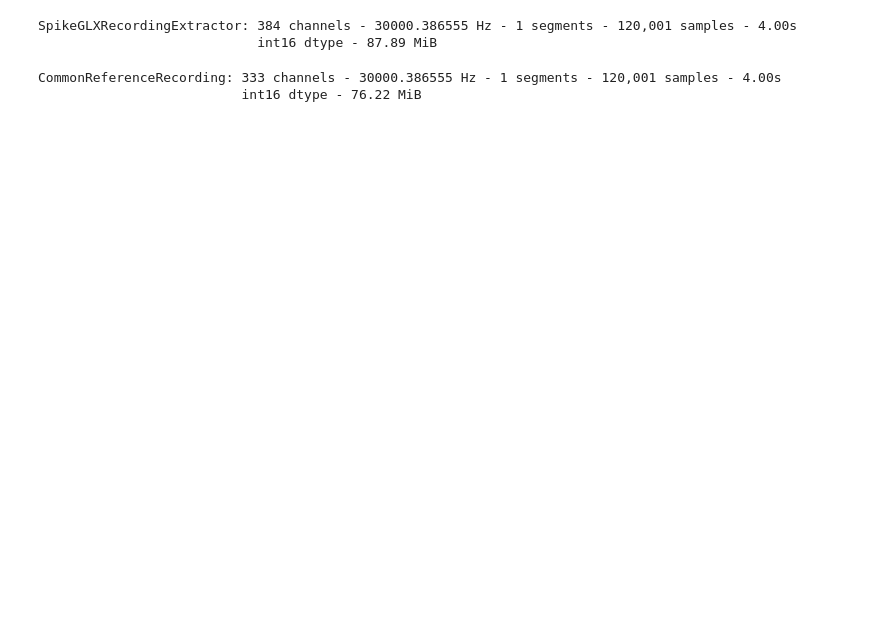
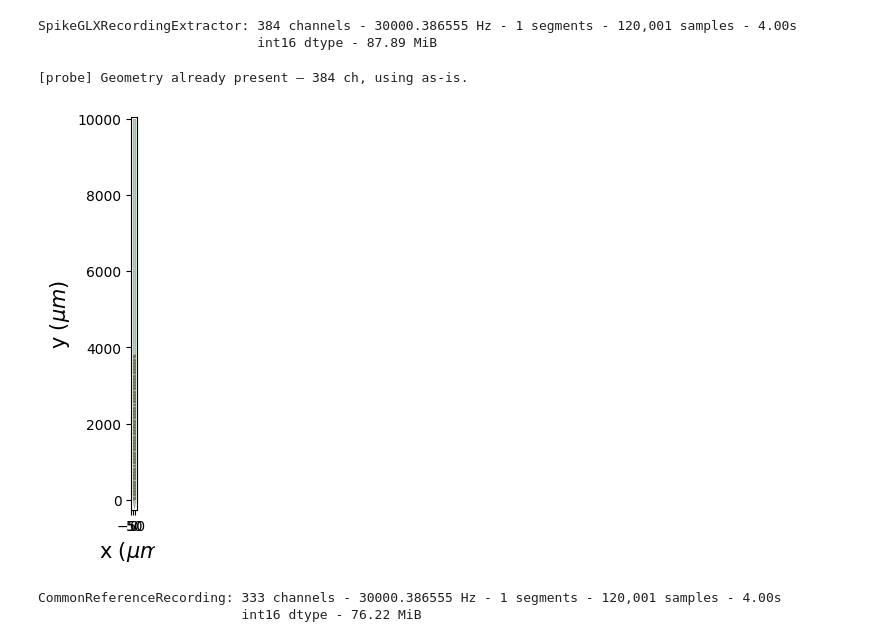
Before and after one commit to ilariacalamastro/spikeinterface_pipeline, a Jupyter notebook: Pipeline_project/code test/load_spikeglx_test.ipynb, the cells around one changed output. Drawn from its saved outputs; the diff is of its cells as text; code cells hidden in the pictures; blank space fills up the shorter version.

Commit message:
small changes
tried to put all changeable parameters in the same cell
also corrected problems in MCS, so now it can be run from the main

```diff
--- a/Pipeline_project/code test/load_spikeglx_test.ipynb
+++ b/Pipeline_project/code test/load_spikeglx_test.ipynb
@@ -29,5 +55,45 @@ print(raw_rec)
 # %% [output]
 SpikeGLXRecordingExtractor: 384 channels - 30000.386555 Hz - 1 segments - 120,001 samples - 4.00s
                             int16 dtype - 87.89 MiB
+# %%
+# PROBE SETUP
+# Attaches a fallback single-column linear probe if no geometry is present.
+# Safe to call unconditionally:
+#   - SpikeGLX  : usually a no-op (geometry loaded from .meta file)
+#   - OpenEphys : always builds fallback unless set_probe() was called first
+#
+# contact_pitch_um presets:
+#   20 um  —  Neuropixels 1.0 inner column  [default]
+#   25 um  —  Neuropixels 2.0
+#   50 um  —  Cambridge Neurotech H-series
+#  100 um  —  generic low-density silicon probe
+
+contact_pitch_um = 20.0
+
+if raw_rec.get_property("contact_vector") is None:
+    import numpy as np
+    from probeinterface import Probe
+
+    n = raw_rec.get_num_channels()
+    probe = Probe(ndim=2, si_units="um")
+    probe.set_contacts(
+        positions    = np.column_stack([np.zeros(n), np.arange(n, dtype=float) * contact_pitch_um]),
+        shapes       = "circle",
+        shape_params = {"radius": min(contact_pitch_um * 0.35, 7.5)},
+    )
+    probe.create_auto_shape(probe_type="tip")
+    probe.set_device_channel_indices(np.arange(n))
+    raw_rec = raw_rec.set_probe(probe, group_mode="by_probe")
+    print(f"[probe] Fallback linear probe attached — {n} ch | {contact_pitch_um} um pitch | {(n-1)*contact_pitch_um:.0f} um span")
+    print(f"        Sorting is valid; spatial metrics will not reflect real anatomy.")
+else:
+    print(f"[probe] Geometry already present — {raw_rec.get_num_channels()} ch, using as-is.")
+
+si.plot_probe_map(raw_rec, with_channel_ids=False)
+plt.tight_layout()
+plt.show()
+# %% [output]
+[probe] Geometry already present — 384 ch, using as-is.
+[figure, added]
 # %%
 # PREPROCESSING
```
Also changed, not shown: parts of 9 cells of this notebook, 3 other files.
